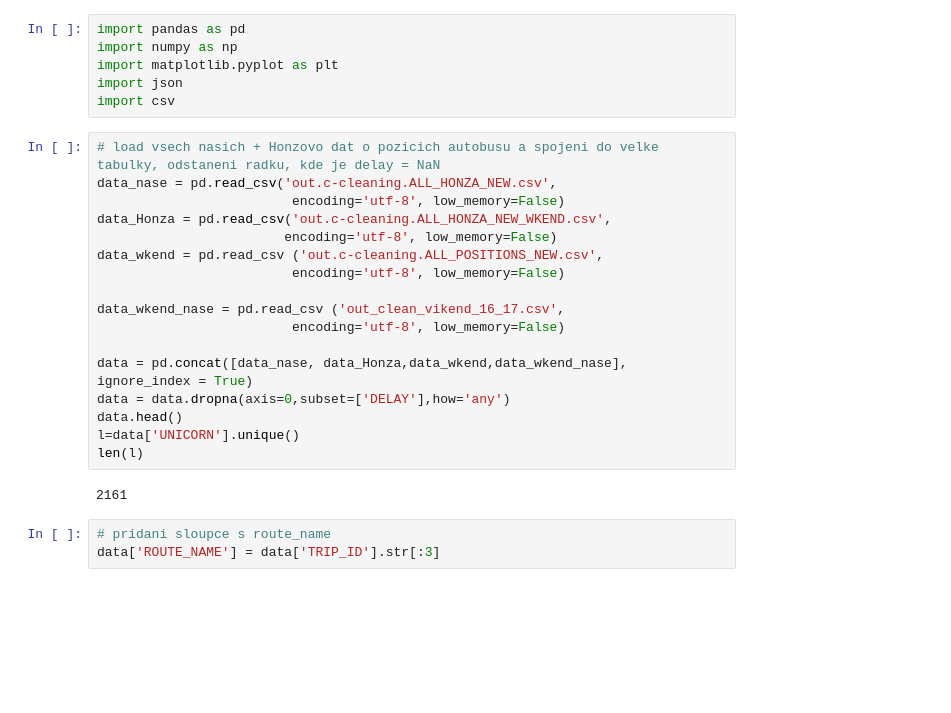
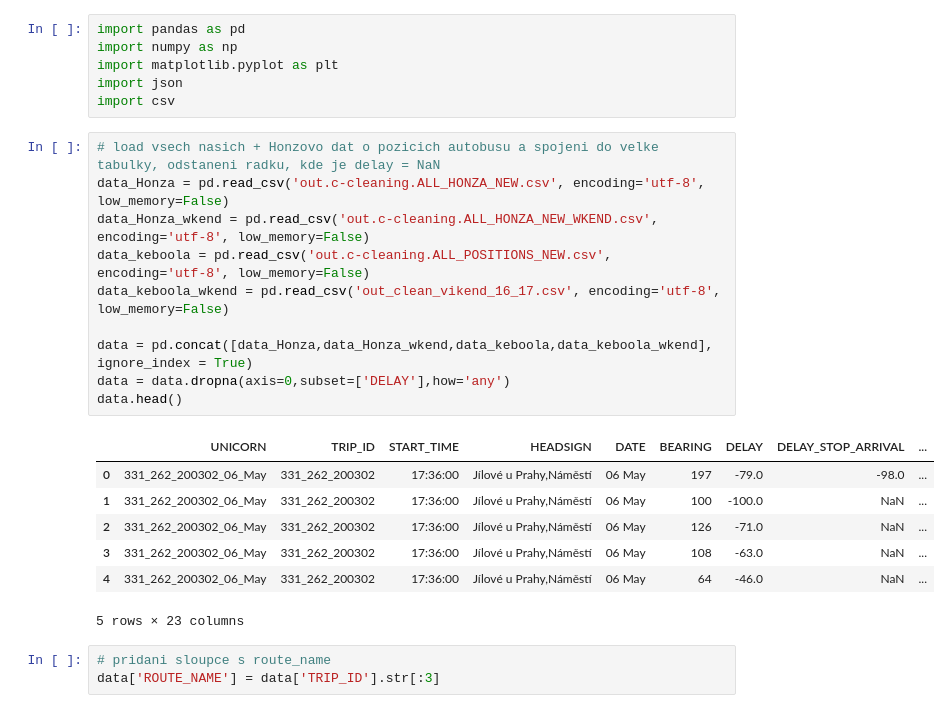
Before and after one commit to hrubajan/da_projekt_gol, a Jupyter notebook: stops_vs_positions.ipynb, the cells around one changed output. Drawn from its saved outputs; the diff is of its cells as text; blank space fills up the shorter version.

```diff
--- a/stops_vs_positions.ipynb
+++ b/stops_vs_positions.ipynb
@@ -6,23 +6,22 @@ import json
 import csv
 # %%
 # load vsech nasich + Honzovo dat o pozicich autobusu a spojeni do velke tabulky, odstaneni radku, kde je delay = NaN
-data_nase = pd.read_csv('out.c-cleaning.ALL_HONZA_NEW.csv',
-                         encoding='utf-8', low_memory=False)
-data_Honza = pd.read_csv('out.c-cleaning.ALL_HONZA_NEW_WKEND.csv',
-                        encoding='utf-8', low_memory=False)
-data_wkend = pd.read_csv ('out.c-cleaning.ALL_POSITIONS_NEW.csv',
-                         encoding='utf-8', low_memory=False)
+data_Honza = pd.read_csv('out.c-cleaning.ALL_HONZA_NEW.csv', encoding='utf-8', low_memory=False)
+data_Honza_wkend = pd.read_csv('out.c-cleaning.ALL_HONZA_NEW_WKEND.csv', encoding='utf-8', low_memory=False)
+data_keboola = pd.read_csv('out.c-cleaning.ALL_POSITIONS_NEW.csv', encoding='utf-8', low_memory=False)
+data_keboola_wkend = pd.read_csv('out_clean_vikend_16_17.csv', encoding='utf-8', low_memory=False)
 
-data_wkend_nase = pd.read_csv ('out_clean_vikend_16_17.csv',
-                         encoding='utf-8', low_memory=False)
-
-data = pd.concat([data_nase, data_Honza,data_wkend,data_wkend_nase], ignore_index = True)
+data = pd.concat([data_Honza,data_Honza_wkend,data_keboola,data_keboola_wkend], ignore_index = True)
 data = data.dropna(axis=0,subset=['DELAY'],how='any')
 data.head()
-l=data['UNICORN'].unique()
-len(l)
 # %% [output]
+|  | UNICORN | TRIP_ID | START_TIME | HEADSIGN | DATE | BEARING | DELAY | DELAY_STOP_ARRIVAL | ... |
+| 0 | 331_262_200302_06_May | 331_262_200302 | 17:36:00 | Jílové u Prahy,Náměstí | 06 May | 197 | -79.0 | -98.0 | ... |
+| 1 | 331_262_200302_06_May | 331_262_200302 | 17:36:00 | Jílové u Prahy,Náměstí | 06 May | 100 | -100.0 | NaN | ... |
+| 2 | 331_262_200302_06_May | 331_262_200302 | 17:36:00 | Jílové u Prahy,Náměstí | 06 May | 126 | -71.0 | NaN | ... |
+| 3 | 331_262_200302_06_May | 331_262_200302 | 17:36:00 | Jílové u Prahy,Náměstí | 06 May | 108 | -63.0 | NaN | ... |
+| 4 | 331_262_200302_06_May | 331_262_200302 | 17:36:00 | Jílové u Prahy,Náměstí | 06 May | 64 | -46.0 | NaN | ... |
-2161
+5 rows × 23 columns
 # %%
 # pridani sloupce s route_name
 data['ROUTE_NAME'] = data['TRIP_ID'].str[:3]
```
Also changed, not shown: parts of 14 cells of this notebook, 2 other files.
